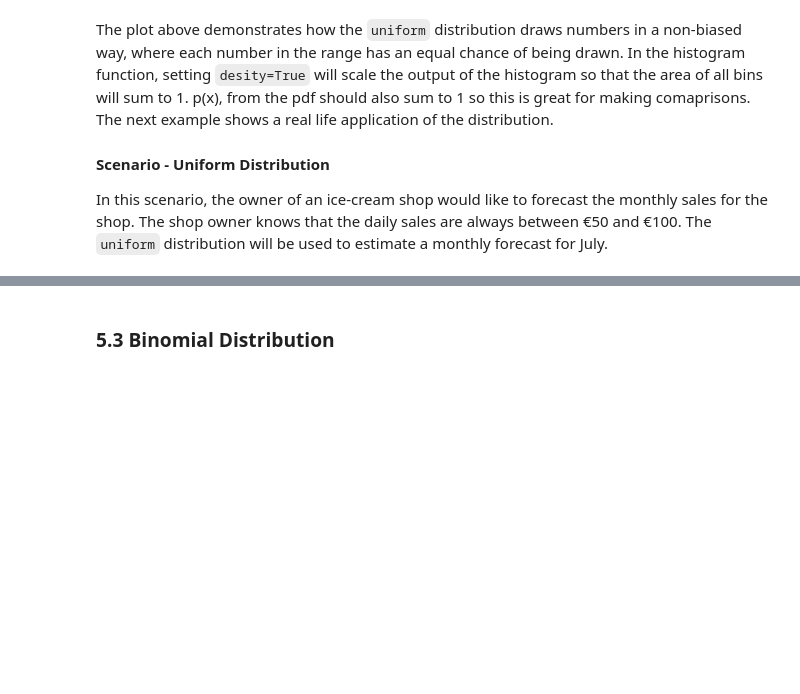
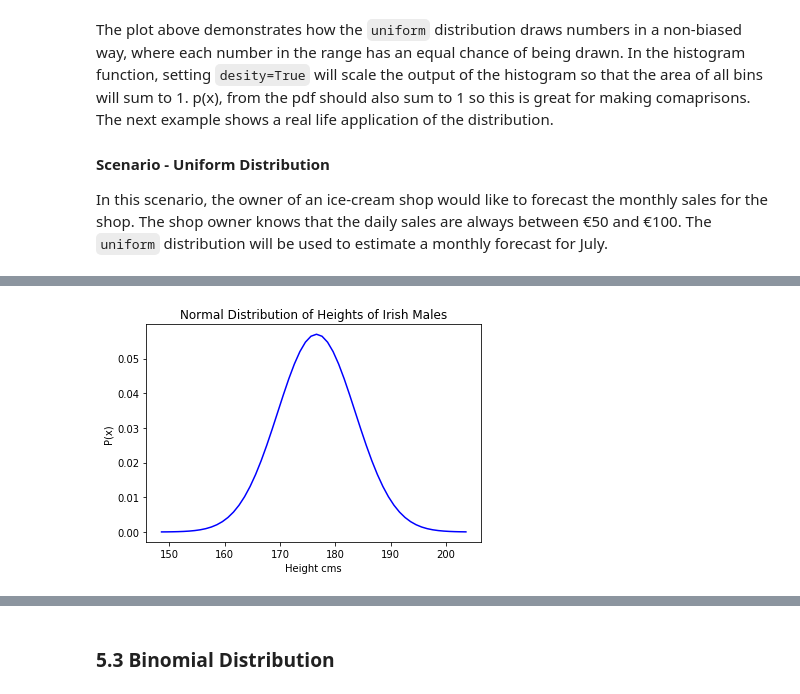
Before and after one commit to shkyler/gmit-pfda-exercises, a Jupyter notebook: numpyrandom.ipynb, the cells around one changed output, grey strips where cells are left out. Saved outputs shown, nothing was run; the diff lists cells and outputs as text; code cells hidden in the pictures; blank space fills up the shorter version.

Commit message:
added the normal distribution

```diff
--- a/numpyrandom.ipynb
+++ b/numpyrandom.ipynb
@@ -449,0 +463,17 @@ Total Sales forecast for July is: €2156.04
+# %%
+# Plot the distribution
+# Set the mean
+m = 176.6
+# Set the standard deviation
+s = 7
+# Set the range to be plus or minus 4 standard deviations from the mean (empirical rule states 99.7% will be in plus or minus 3 standard devs)
+x = np.arange((m-4*s),(m+4*s),1)
+y = [1/(s*(2*math.pi)**0.5)*math.exp((-(x[i]-m)**2)/(2*s**2)) for i in range(len(x))]
+
+plt.title("Normal Distribution of Heights of Irish Males")
+plt.xlabel("Height cms")
+plt. ylabel("P(x)")
+plt.plot(x,y, 'b-')
+plt.show()
+# %% [output]
+[figure, added]
```
Also changed, not shown: parts of 35 cells of this notebook.
